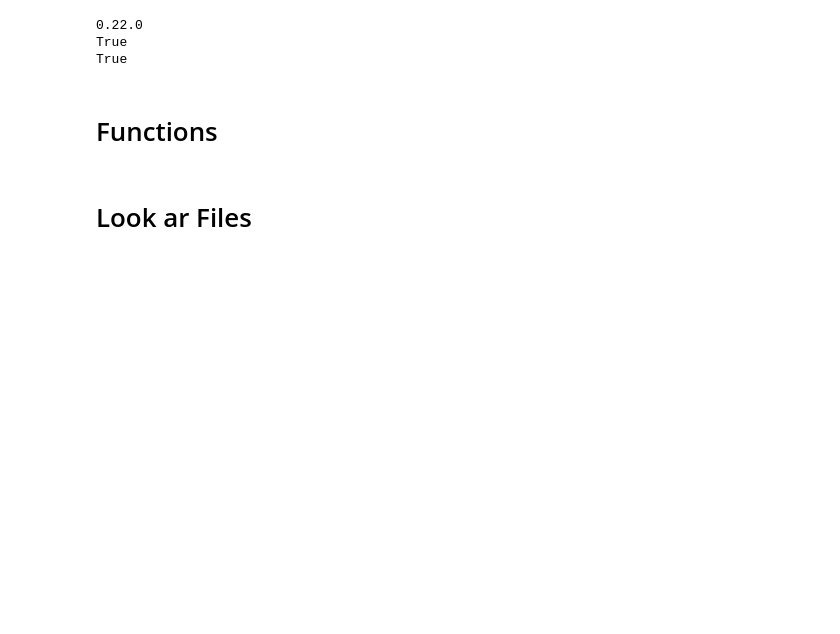
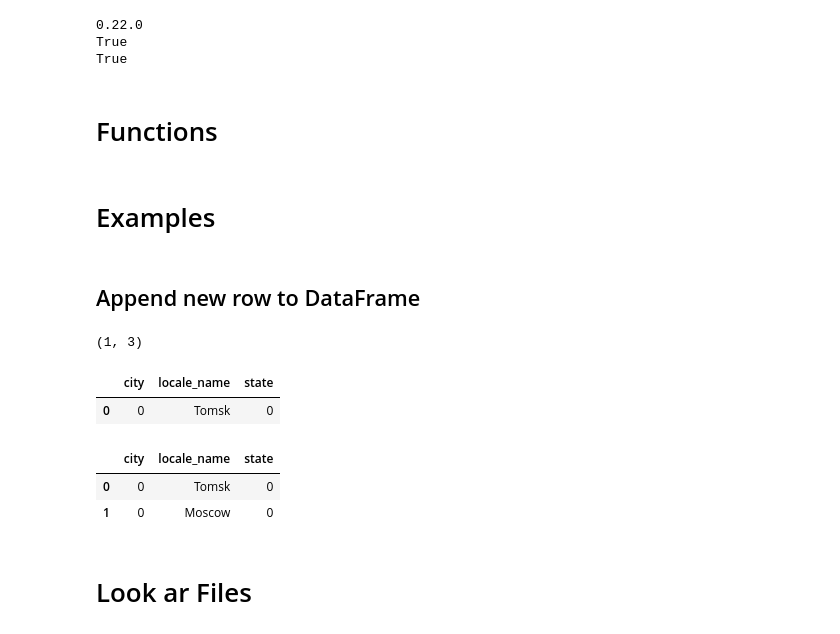
Before and after one commit to ilirium/kaggle-favorita, a Jupyter notebook: favorita-01-look-at-files-02-additional.ipynb, the cells around one changed output. Saved outputs shown, nothing was run; the diff lists cells and outputs as text; code cells hidden in the pictures; blank space fills up the shorter version.

```diff
--- a/favorita-01-look-at-files-02-additional.ipynb
+++ b/favorita-01-look-at-files-02-additional.ipynb
@@ -48,6 +48,30 @@ def count_all_categories(df, col, num=5):
         print(f'The category "Unknown" has {count_by_value(df, col, "Unknown")} records.')
 
     print(f'"NA" has {len(df[df[col].isna()])} records.')
+# %% [markdown]
+# Examples
+# %% [markdown]
+## Append new row to DataFrame
+# %%
+geo = pd.DataFrame({'locale_name': ['Tomsk'], 'city': [0], 'state': [0]})
+display(geo.shape)
+display(geo)
+# %% [output]
+(1, 3)
+|  | city | locale_name | state |
+| 0 | 0 | Tomsk | 0 |
+# %%
+locale_name = 'Moscow'
+cities = '0'
+states = '0'
+geo = geo.append(pd.DataFrame([[locale_name, cities, states]], columns=['locale_name', 'city', 'state']),
+                 ignore_index=True)
+display(geo)
+del geo
+# %% [output]
+|  | city | locale_name | state |
+| 0 | 0 | Tomsk | 0 |
+| 1 | 0 | Moscow | 0 |
 # %% [markdown]
 # Look ar Files
 # %%
```
Also changed, not shown: parts of 17 cells of this notebook, 1 other file.
